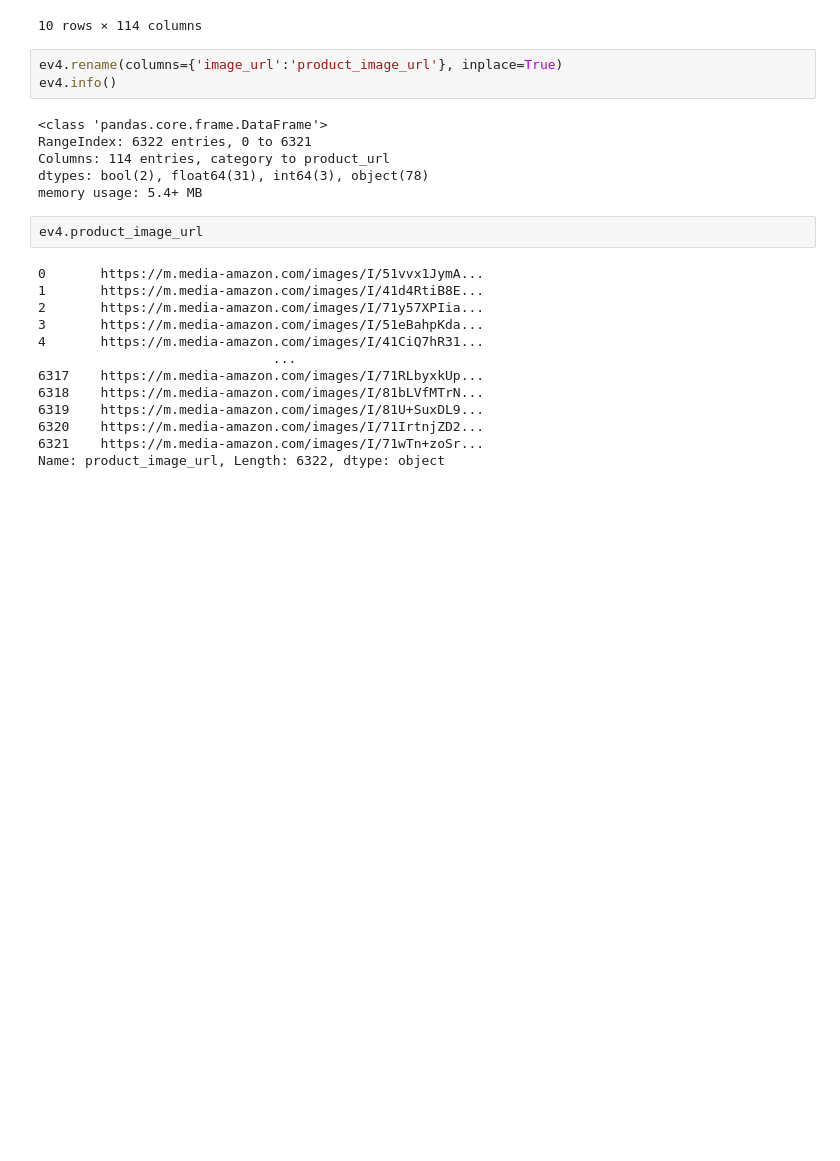
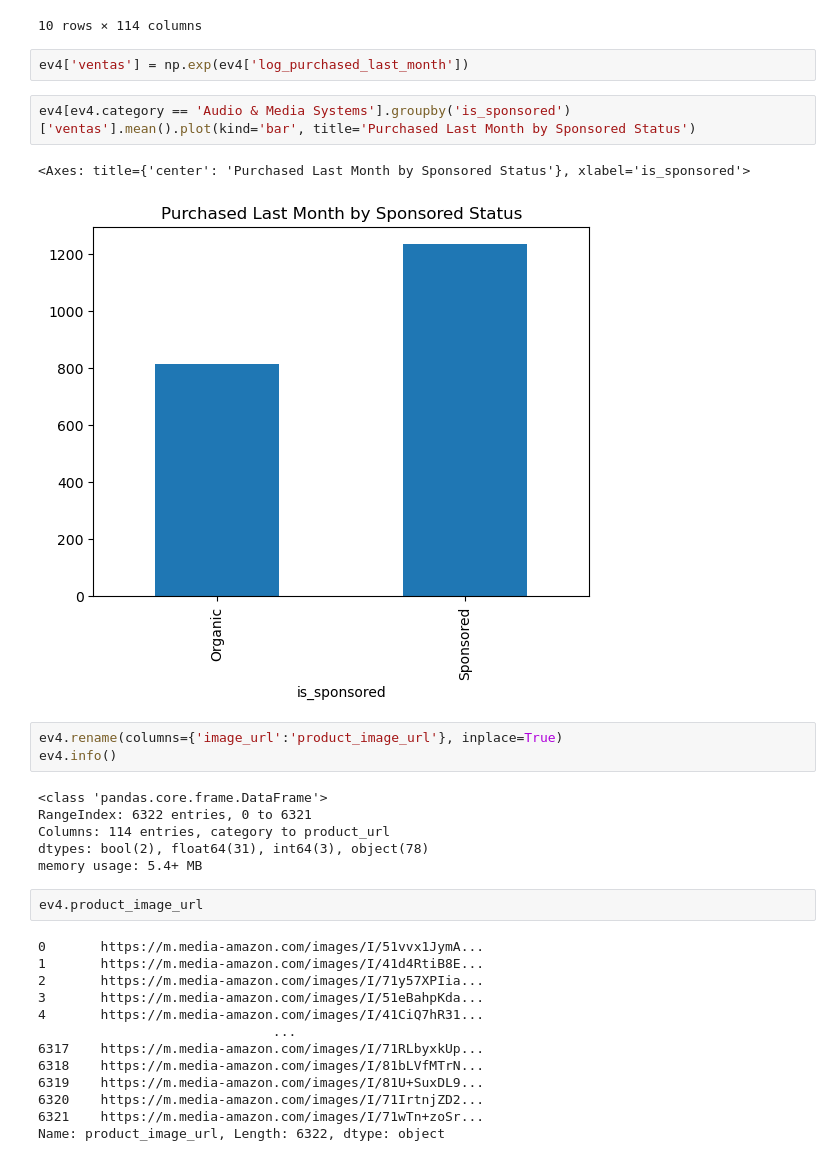
Before and after one commit to beja28/Amazon-Smart-Pricing, a Jupyter notebook: Codigo/main.ipynb, the cells around one changed output. Saved outputs shown, nothing was run; the diff lists cells and outputs as text; blank space fills up the shorter version.

```diff
--- a/Codigo/main.ipynb
+++ b/Codigo/main.ipynb
@@ -19,6 +19,13 @@ ev4.head(10)
 | 8 | Accessories | remote_control | Mainstream | New | False | Current-Gen | Roku | 0.90 | ... |
 | 9 | Office, Printing & Power | toner_ink | Mainstream | New | False | Current-Gen | Amazon Basics | 0.90 | ... |
 10 rows × 114 columns
+# %%
+ev4['ventas'] = np.exp(ev4['log_purchased_last_month'])
+# %%
+ev4[ev4.category == 'Audio & Media Systems'].groupby('is_sponsored')['ventas'].mean().plot(kind='bar', title='Purchased Last Month by Sponsored Status')
+# %% [output]
+<Axes: title={'center': 'Purchased Last Month by Sponsored Status'}, xlabel='is_sponsored'>
+[figure, added]
 # %%
 ev4.rename(columns={'image_url':'product_image_url'}, inplace=True)
 ev4.info()
```
Also changed, not shown: 3 other files.
